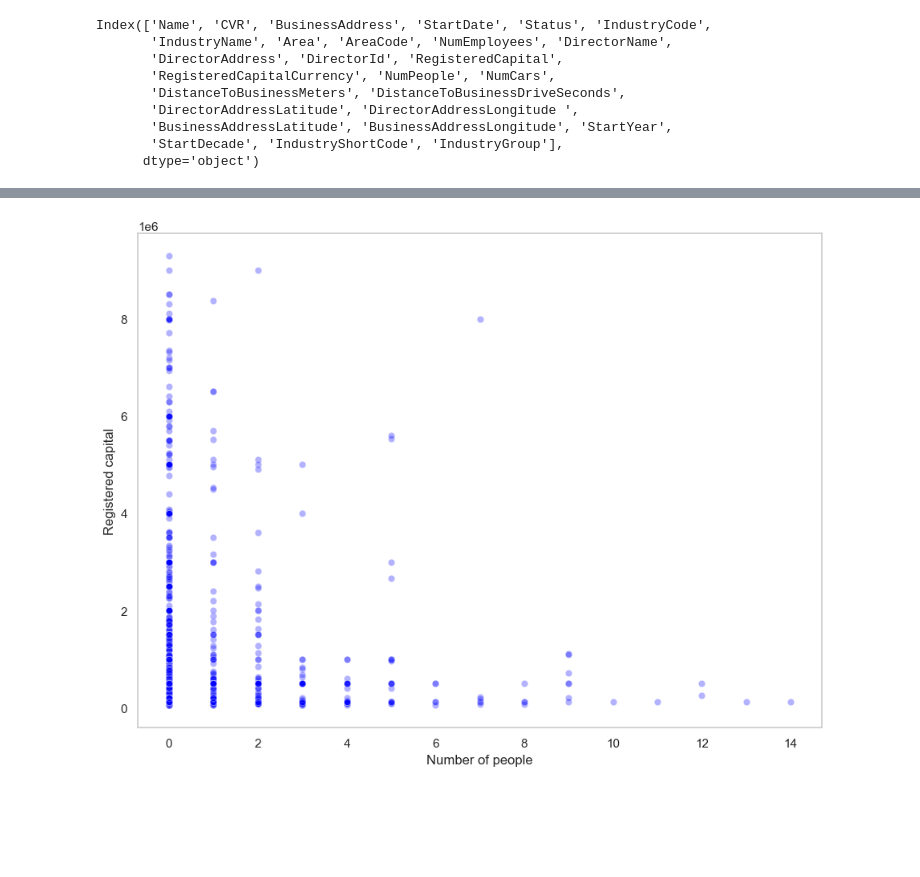
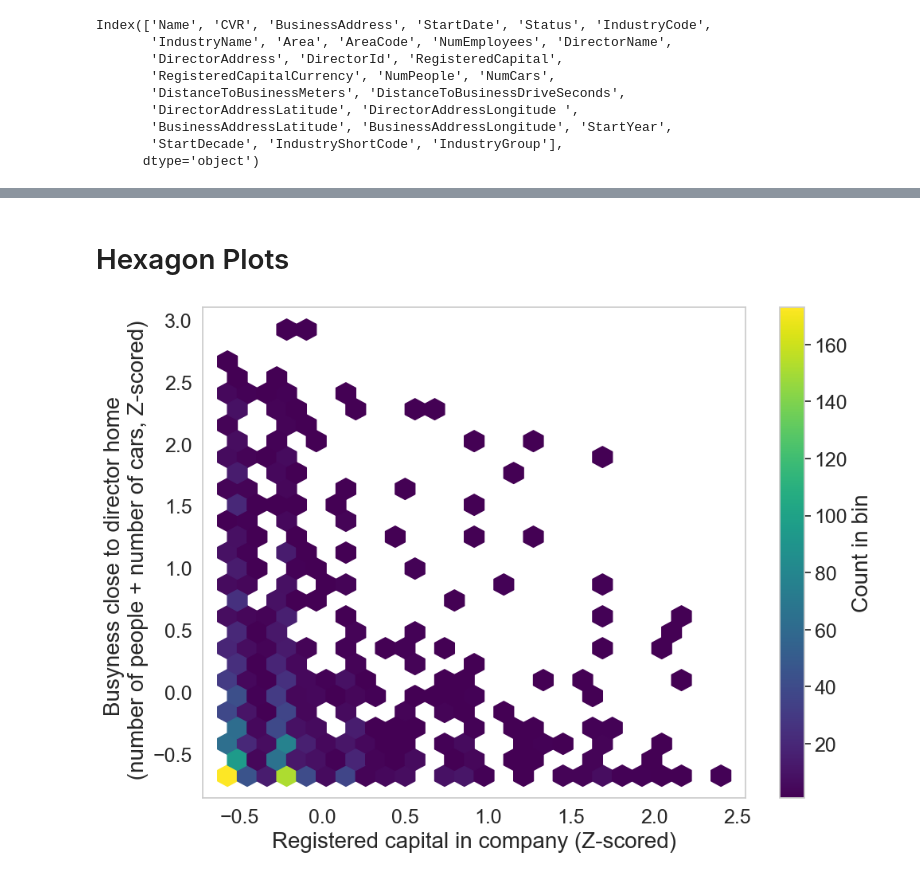
Before and after one commit to ivaroli/DataInTheWild, a Jupyter notebook: Analysis/simon.ipynb, the cells around one changed output, grey strips where cells are left out. Drawn from its saved outputs; the diff is of its cells as text; code cells hidden in the pictures; blank space fills up the shorter version.

```diff
--- a/Analysis/simon.ipynb
+++ b/Analysis/simon.ipynb
@@ -31,8 +34,2 @@ ax.grid(False)
-# %%
-sns.set(rc={'figure.figsize':(11,8)})
-sns.set_style("whitegrid")
-ax = sns.scatterplot(x=df["NumPeople"], y=df["RegisteredCapital"], alpha=0.3, color="blue")
-ax.set(xlabel='Number of people', ylabel='Registered capital')
-ax.grid(False)
-# %% [output]
-[figure, removed]
+# %% [markdown]
+# Hexagon Plots
@@ -39,3 +58,28 @@ ax.grid(False)
+# %%
+# Set style and figure size
+sns.set(rc={'figure.figsize':(11,8)})
+sns.set_style("whitegrid")
+
+# Creating a hexbin plot with Viridis color palette
+plt.hexbin(x=df_norm["RegisteredCapital"], y=df_norm["NumPeopleCars"], gridsize=25, cmap='viridis', mincnt=1)
+cbar = plt.colorbar()
+cbar.ax.tick_params(labelsize=18)
+cbar.set_label('Count in bin', fontsize=20)
+
+# Set labels and title
+plt.xlabel('Registered capital in company (Z-scored)', fontsize=20)
+plt.ylabel('Busyness close to director home \n (number of people + number of cars, Z-scored)', fontsize=20)
+
+# Increase size of axis ticks
+plt.tick_params(axis='both', which='major', labelsize=18)
+
+# Remove gridlines
+plt.grid(False)
+
+# Show the plot
+plt.show()
+# %% [output]
+[figure, added]
 # %%
 # Set style and figure size
 sns.set(rc={'figure.figsize':(11,8)})
```
Also changed, not shown: parts of 16 cells of this notebook.
